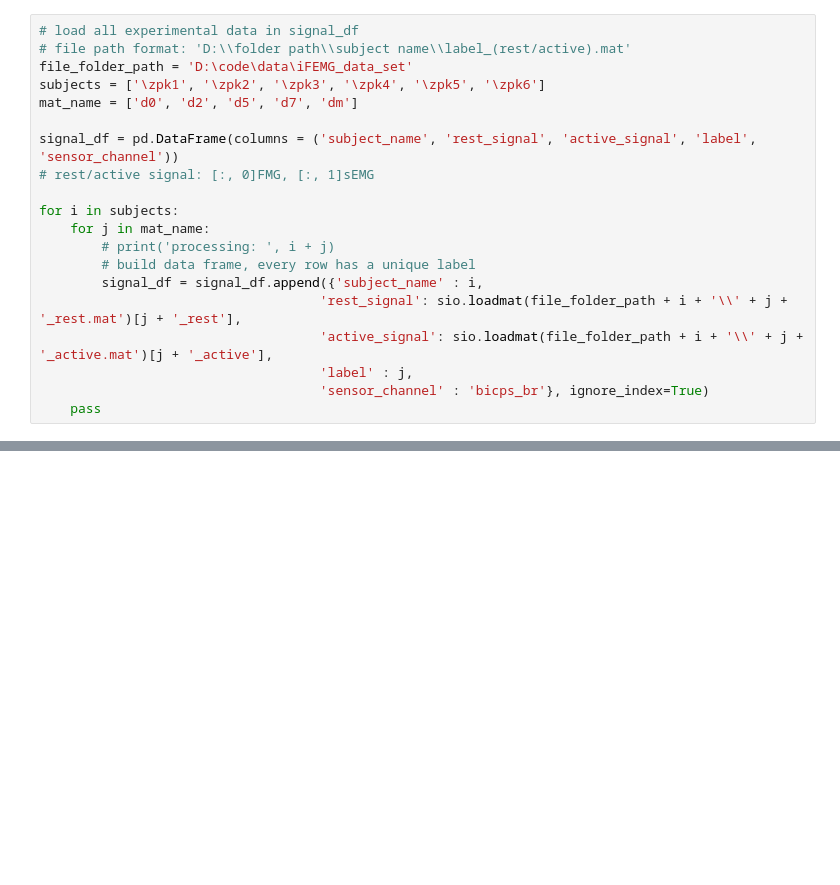
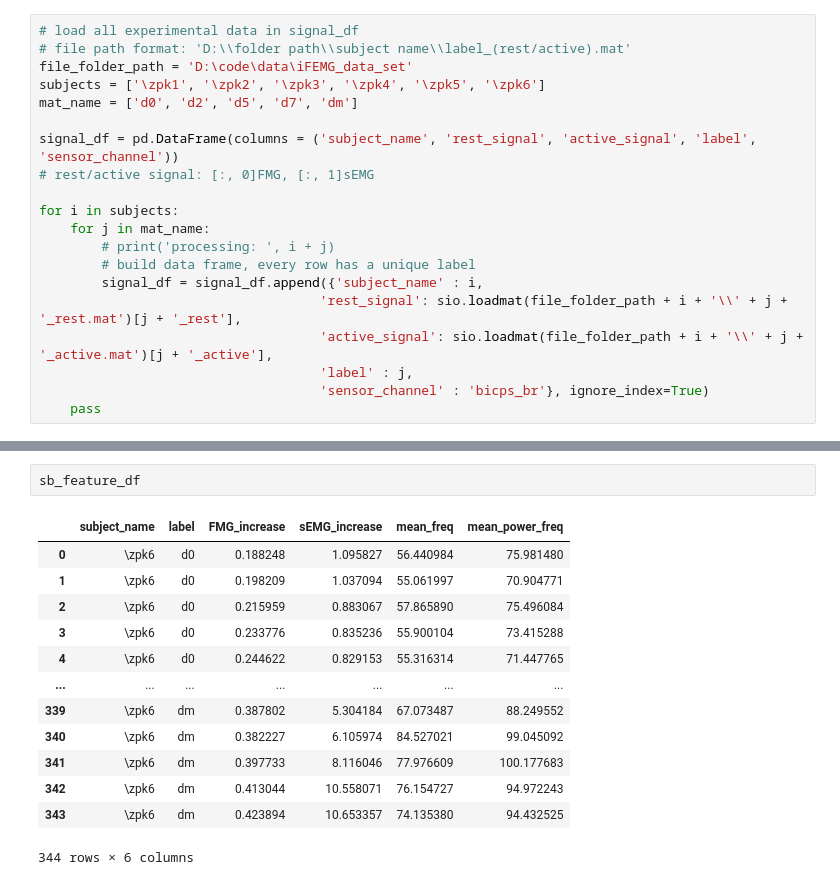
Before and after one commit to WynminMark/FMG-sEMG-processing, a Jupyter notebook: iFEMG.ipynb, the cells around one changed output, grey strips where cells are left out. Cells and saved outputs as stored; diff of their text form; blank space fills up the shorter version.

```diff
--- a/iFEMG.ipynb
+++ b/iFEMG.ipynb
@@ -233,3 +238,19 @@ mean_power_freq
+# %%
+sb_feature_df
+# %% [output]
+|  | subject_name | label | FMG_increase | sEMG_increase | mean_freq | mean_power_freq |
+| 0 | \zpk6 | d0 | 0.188248 | 1.095827 | 56.440984 | 75.981480 |
+| 1 | \zpk6 | d0 | 0.198209 | 1.037094 | 55.061997 | 70.904771 |
+| 2 | \zpk6 | d0 | 0.215959 | 0.883067 | 57.865890 | 75.496084 |
+| 3 | \zpk6 | d0 | 0.233776 | 0.835236 | 55.900104 | 73.415288 |
+| 4 | \zpk6 | d0 | 0.244622 | 0.829153 | 55.316314 | 71.447765 |
+| ... | ... | ... | ... | ... | ... | ... |
+| 339 | \zpk6 | dm | 0.387802 | 5.304184 | 67.073487 | 88.249552 |
+| 340 | \zpk6 | dm | 0.382227 | 6.105974 | 84.527021 | 99.045092 |
+| 341 | \zpk6 | dm | 0.397733 | 8.116046 | 77.976609 | 100.177683 |
+| 342 | \zpk6 | dm | 0.413044 | 10.558071 | 76.154727 | 94.972243 |
+| 343 | \zpk6 | dm | 0.423894 | 10.653357 | 74.135380 | 94.432525 |
+344 rows × 6 columns
 # %%
 sb_fea_norm_df
 # %% [output]
```
Also changed, not shown: parts of 6 cells of this notebook, 1 other file.
